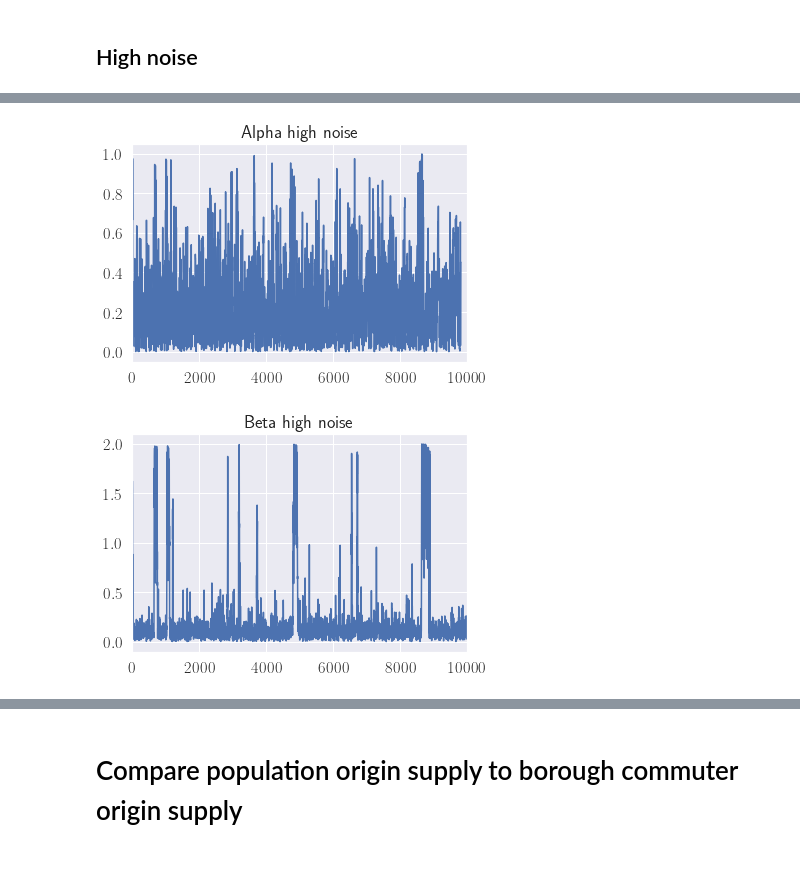
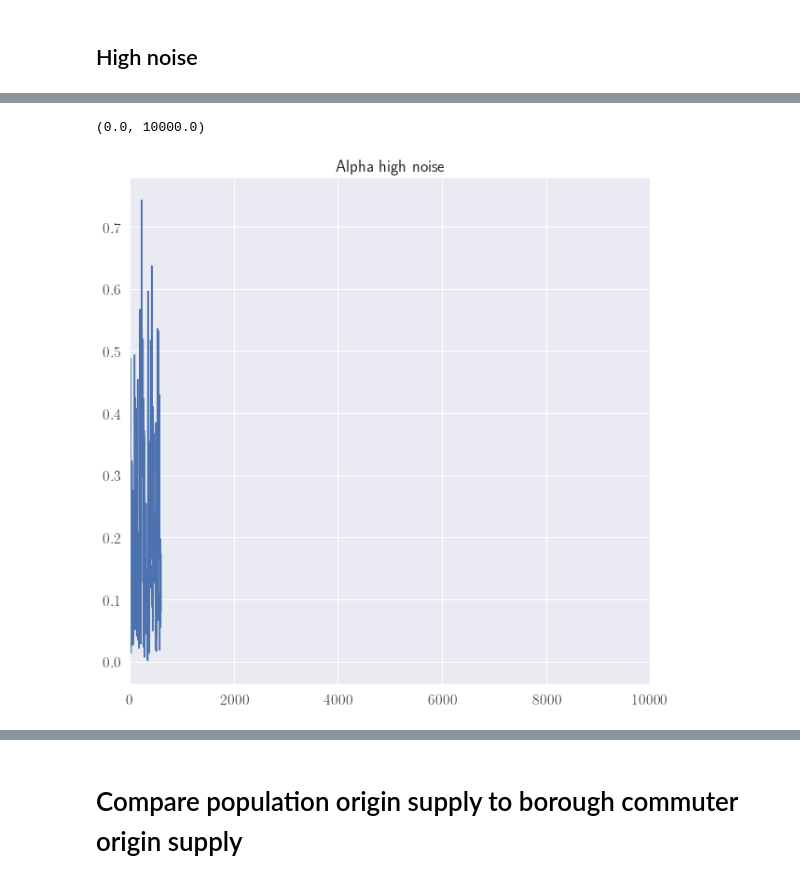
Before and after one commit to YannisZa/stochastic-travel-demand-modelling, a Jupyter notebook: notebooks/commuter_data_sandbox.ipynb, the cells around one changed output, grey strips where cells are left out. Cells and saved outputs as stored; diff of their text form; code cells hidden in the pictures.

```diff
--- a/notebooks/commuter_data_sandbox.ipynb
+++ b/notebooks/commuter_data_sandbox.ipynb
@@ -522,8 +606,8 @@ if low_save:
 # %%
 # Select starting point
 mcmc_start = 10000
-
+last_iteration = mcmc_start + 600
 # Choose whether to save plots
-high_save = True
+high_save = False
 # %%
 # Import samples
@@ -533,5 +622,5 @@ high_samples3 = np.loadtxt(os.path.join(rd,f"data/output/{dataset}/inverse_probl
 # %%
 # Start from mcmc_start
-high_samples = high_samples[mcmc_start:]
-high_samples2 = high_samples2[mcmc_start:]
-high_samples3 = high_samples3[mcmc_start:]
+high_samples = high_samples[mcmc_start:last_iteration]
+high_samples2 = high_samples2[mcmc_start:last_iteration]
+high_samples3 = high_samples3[mcmc_start:last_iteration]
@@ -625,11 +745,11 @@ latent_factor = 10000
 # %%
-# plt.figure(figsize=(10,10))
-# sns.set(font_scale=1.5)
-# ax = sns.scatterplot(x=high_posterior_xd_mean, y=abs(xd-high_posterior_xd_mean), s=100)
-# ax = ax.set(ylabel=r'$\log(Y_j)-E[X_j|Y_j]$', xlabel=r'$E[X_j|Y_j]$')
+plt.figure(figsize=(10,10))
+sns.set(font_scale=1.5)
+ax = sns.scatterplot(x=high_posterior_xd_mean, y=abs(xd-high_posterior_xd_mean), s=100)
+ax = ax.set(ylabel=r'$\log(Y_j)-E[X_j|Y_j]$', xlabel=r'$E[X_j|Y_j]$')
 
-# if high_save:
-#     plt.savefig("../data/output/commuter_ward/inverse_problem/figures/high_noise_residual_plot{cost_matrix_file_extension}.png",
-#             dpi=1000,
-#             bbox_inches='tight',
-#            transparent=True)
+if high_save:
+    plt.savefig(f"../data/output/commuter_ward/inverse_problem/figures/high_noise_residual_plot{cost_matrix_file_extension}.png",
+            dpi=1000,
+            bbox_inches='tight',
+           transparent=True)
@@ -640,15 +770,8 @@ np.corrcoef(high_posterior_xd_mean,xd)[0,1]
 # %%
-plt.figure(0)
+plt.figure(figsize=(10,10))
 plt.title("Alpha high noise")
-plt.plot(high_samples[:, 0][])
+plt.plot(high_samples[:, 0])
 plt.xlim([0,10000])
-plt.show()
-
-plt.figure(0)
-plt.title("Beta high noise")
-plt.plot(high_samples[:, 1])
-plt.xlim([0,10000])
-plt.show()
 # %% [output]
+(0.0, 10000.0)
-[figure, old version]
+[figure, new version]
-[figure, removed]
```
Also changed, not shown: parts of 67 cells of this notebook, 4 other files.
